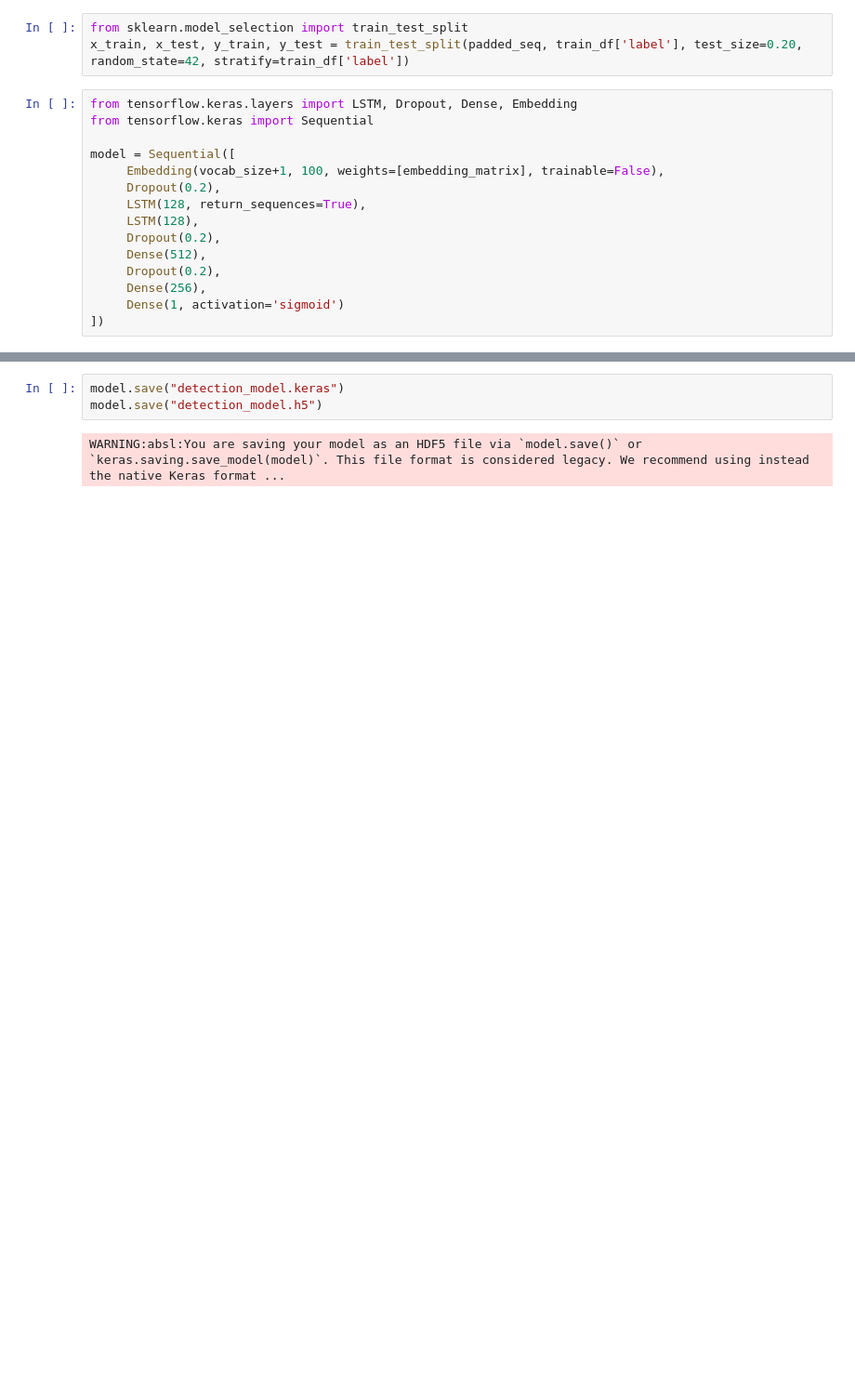
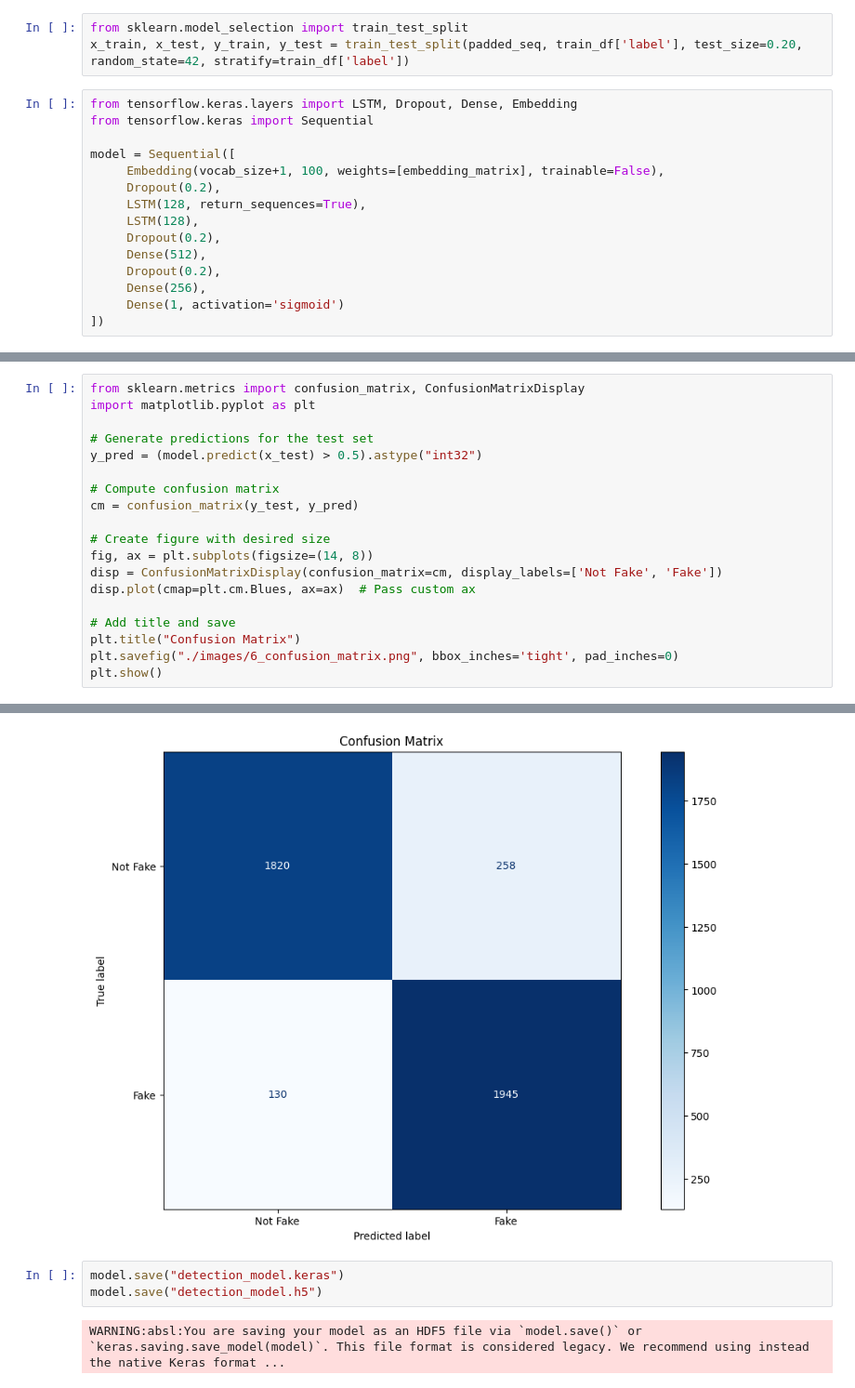
Before and after one commit to puramnagendra2/Deep_Learning_Projects_2024, a Jupyter notebook: Fabricated Fake News/visualization.ipynb, the cells around one changed output, grey strips where cells are left out. Shown at 93% size. Cells and saved outputs as stored; diff of their text form; blank space fills up the shorter version.

```diff
--- a/Fabricated Fake News/visualization.ipynb
+++ b/Fabricated Fake News/visualization.ipynb
@@ -293,0 +319,20 @@ plt.show()
+# %%
+from sklearn.metrics import confusion_matrix, ConfusionMatrixDisplay
+import matplotlib.pyplot as plt
+
+# Generate predictions for the test set
+y_pred = (model.predict(x_test) > 0.5).astype("int32")
+
+# Compute confusion matrix
+cm = confusion_matrix(y_test, y_pred)
+
+# Create figure with desired size
+fig, ax = plt.subplots(figsize=(14, 8))
+disp = ConfusionMatrixDisplay(confusion_matrix=cm, display_labels=['Not Fake', 'Fake'])
+disp.plot(cmap=plt.cm.Blues, ax=ax)  # Pass custom ax
+
+# Add title and save
+plt.title("Confusion Matrix")
+plt.savefig("./images/6_confusion_matrix.png", bbox_inches='tight', pad_inches=0)
+plt.show()
+# %% [output]
@@ -294,3 +340,4 @@ plt.show()
+[figure, added]
 # %%
 model.save("detection_model.keras")
 model.save("detection_model.h5")
```
Also changed, not shown: parts of 12 cells of this notebook, 8 other files.
